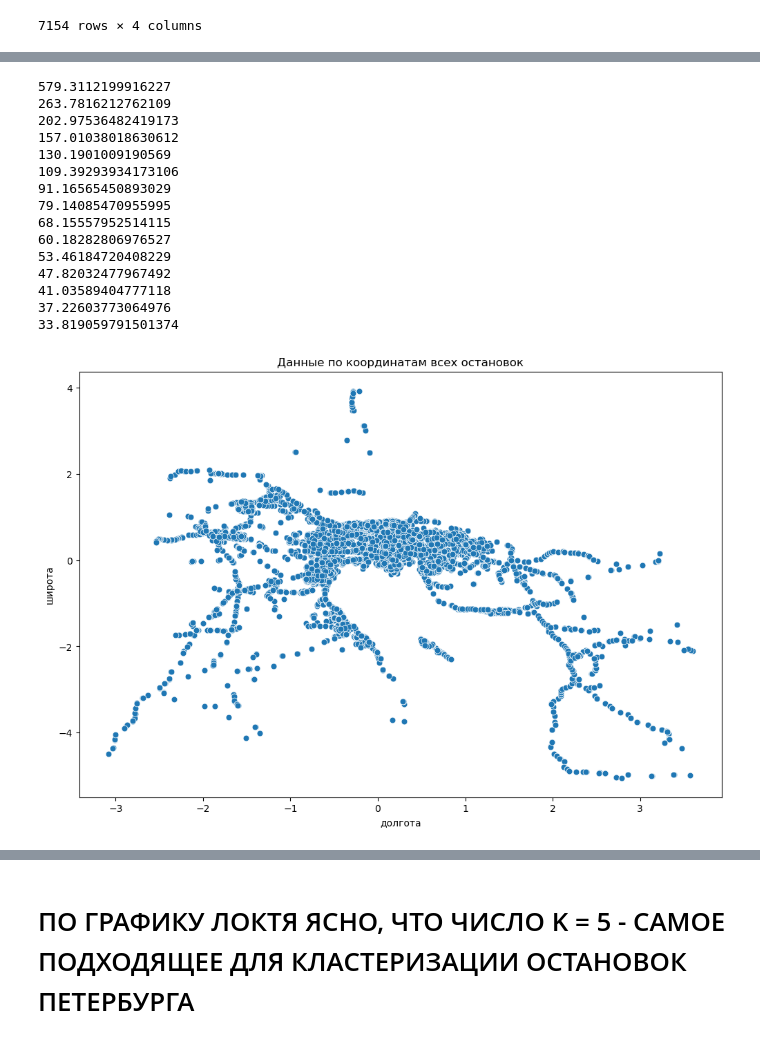
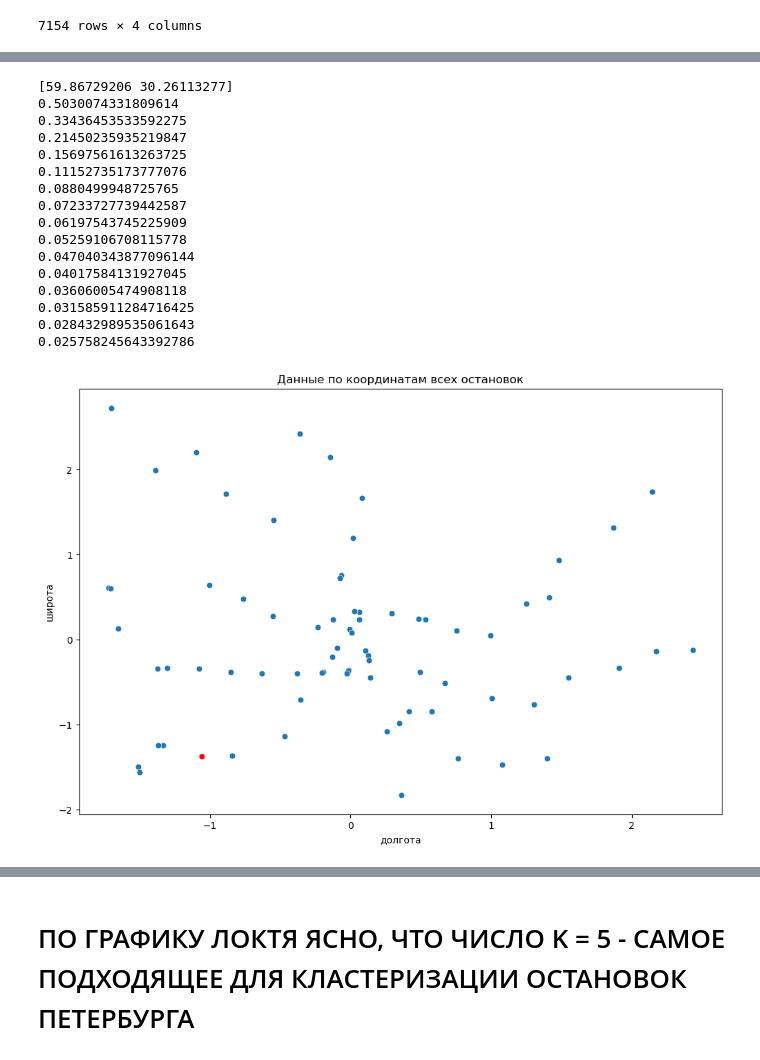
Before and after one commit to Azernem/Data_Analysis_SPbU, a Jupyter notebook: Clusterization_Petersburg_Metros/Clusterization_Petersburg_Stops.ipynb, the cells around one changed output, grey strips where cells are left out. Cells and saved outputs as stored; diff of their text form; code cells hidden in the pictures.

```diff
--- a/Clusterization_Petersburg_Metros/Clusterization_Petersburg_Stops.ipynb
+++ b/Clusterization_Petersburg_Metros/Clusterization_Petersburg_Stops.ipynb
@@ -8,15 +8,16 @@ separators = [',', ';', '\t', '|']
 
 for sep in separators:
     try:
-        df = pd.read_csv('ALL_SPB_STOPS.csv', encoding='windows-1251', sep=sep)
+        df_ = pd.read_csv('ALL_SPB_STOPS.csv', encoding='windows-1251', sep=sep)
         print(f"Успешно! Разделитель: '{sep}'")
         print(f"Размер: {df.shape}")
         break
     except Exception as e:
         print(f"Не подошел '{sep}': {e}")
 
-df[['LATITUDE', 'LONGITUDE']] = df[['LATITUDE', 'LONGITUDE']].dropna()
-df
+df_[['LATITUDE', 'LONGITUDE']] = df_[['LATITUDE', 'LONGITUDE']].dropna()
+avtovo = df_.iloc[4][['LATITUDE',	'LONGITUDE']].values
+df_
 # %% [output]
 Не подошел ',': Error tokenizing data. C error: Expected 1 fields in line 77, saw 7
 
@@ -38,6 +53,30 @@ df
 # %%
-mask = df['ID_STOP'].apply(lambda x: str(x)[:3] == '100' and len(str(x)) >= 6)
-df = df[mask]
-df
-# ВЫВОДИМ НАЗВАНИЯ ОСТАНОВОК, оставлякм только  их
+df_all = df_.copy()
+
+# =========================
+# 2. ФИЛЬТР СТАНЦИЙ МЕТРО
+# =========================
+df_metro = df_all[
+    df_all['ID_STOP'].astype(str).str.match(r'^100\d{3,}$')
+].copy()
+
+df_metro = df_metro.reset_index(drop=True)
+
+# =========================
+# 3. ТОЧКА "АВТОВО"
+# =========================
+avtovo_row = df_metro[df_metro['STOP_NAME'].str.contains('Автово', case=False)].iloc[0]
+avtovo = np.array([avtovo_row['LATITUDE'], avtovo_row['LONGITUDE']])
+
+# =========================
+# 4. КОРРЕКТНОЕ РАССТОЯНИЕ (HAVERSINE)
+# =========================
+coords_rad = np.radians(df_metro[['LATITUDE', 'LONGITUDE']].values)
+avtovo_rad = np.radians([[avtovo[0], avtovo[1]]])
+
+distances_m = haversine_distances(coords_rad, avtovo_rad).ravel() * 6_371_000
+df_metro['distance_m'] = distances_m
+
+# ПРОВЕРКА — СМОТРИМ РАССТОЯНИЯ
+df_metro
 # %% [output]
@@ -64,39 +103,45 @@ gridsearchCV = GridSearchCV(kmeans, grid, cv = 3, )
 # %%
 from sklearn.cluster import KMeans
 from sklearn.preprocessing import StandardScaler
 
+df = df_metro.copy()
 X = df[['LATITUDE', 'LONGITUDE']]
 scaler = StandardScaler()
 X_scaled = scaler.fit_transform(X)
+avtovo_scaled = X_scaled[4]
+print(avtovo)
+X_scaled = np.delete(X_scaled, 4, axis=0)
 fig = plt.figure(figsize= (12, 8))
 sns.scatterplot(x = X_scaled[: ,0], y = X_scaled[: ,1], s = 40)
+sns.scatterplot(x = [avtovo_scaled[0]], y = [avtovo_scaled[1]], s = 40, color = 'red')
 plt.title('Данные по координатам всех остановок')
 plt.xlabel('долгота')
 plt.ylabel('широта')
 
 css = []
 for i in range(1, 16):
     kmeans = KMeans(n_clusters= i, n_init= 10, random_state= 42)
     kmeans.fit(X)
     print(kmeans.inertia_)
     css.append(kmeans.inertia_)
 # %% [output]
-579.3112199916227
-263.7816212762109
-202.97536482419173
-157.01038018630612
-130.1901009190569
-109.39293934173106
-91.16565450893029
-79.14085470955995
-68.15557952514115
-60.18282806976527
-53.46184720408229
-47.82032477967492
-41.03589404777118
-37.22603773064976
-33.819059791501374
+[59.86729206 30.26113277]
+0.5030074331809614
+0.33436453533592275
+0.21450235935219847
+0.15697561613263725
+0.11152735173777076
+0.0880499948725765
+0.07233727739442587
+0.06197543745225909
+0.05259106708115778
+0.047040343877096144
+0.04017584131927045
+0.03606005474908118
+0.031585911284716425
+0.028432989535061643
+0.025758245643392786
-[figure, old version]
+[figure, new version]
 # %%
 fig = plt.figure(figsize= (12, 8))
 plt.plot(np.arange(1, 16), css)
```
Also changed, not shown: parts of 5 cells of this notebook.
